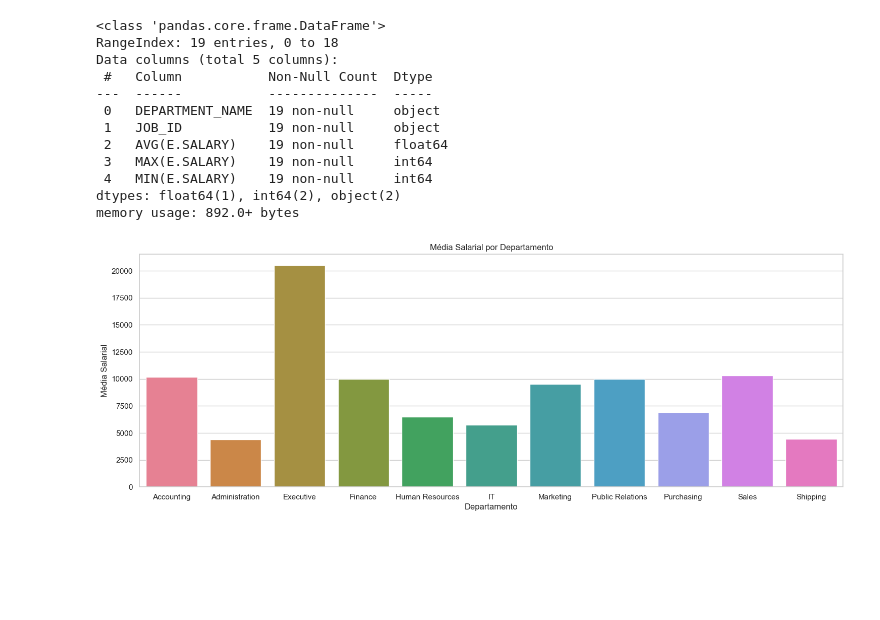
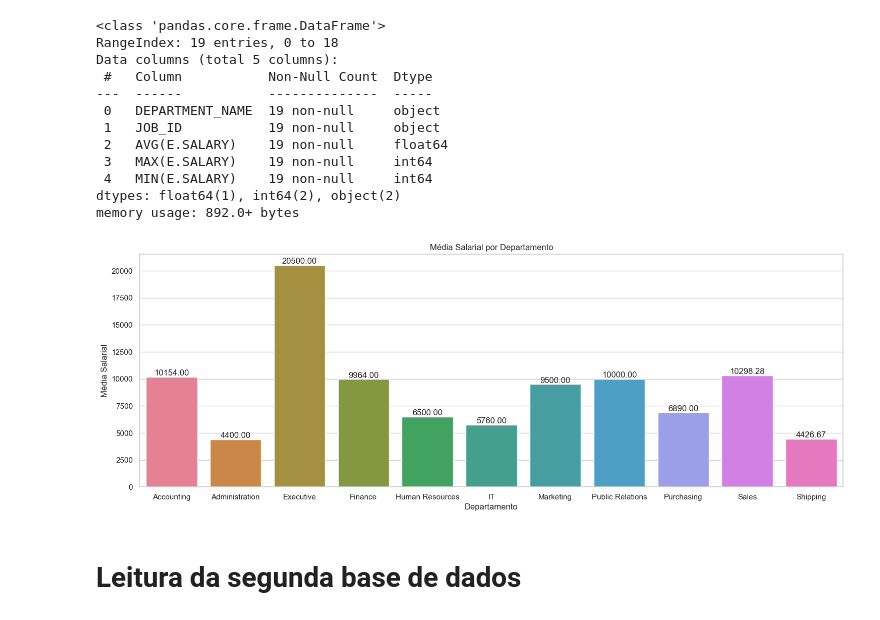
Before and after one commit to Marcos-Bhering/projeto_final_MarcosBhering, a Jupyter notebook: analise.ipynb, the cells around one changed output. Saved outputs shown, nothing was run; the diff lists cells and outputs as text; code cells hidden in the pictures; blank space fills up the shorter version.

Commit message:
criação dos graficos

```diff
--- a/analise.ipynb
+++ b/analise.ipynb
@@ -38,15 +41,22 @@ sns.set_theme(style="whitegrid")
 # %%
 plt.figure(figsize=(18, 6))
-sns.barplot(
+ax =sns.barplot(
     data=df,
     x='DEPARTMENT_NAME',
     y="AVG(E.SALARY)",
     hue='DEPARTMENT_NAME',
     errorbar=None,
 )
 plt.title('Média Salarial por Departamento')
 plt.xlabel('Departamento')
 plt.ylabel('Média Salarial')
+
+# Adicionando os rótulos de dados
+# transforma o grafico em uma variavel para poder adicionar os rótulos de dados
+for container in ax.containers:
+    ax.bar_label(container, fmt='%.2f', label_type='edge')
 plt.show()
 # %% [output]
-[figure, old version]
+[figure, new version]
+# %% [markdown]
+# Leitura da segunda base de dados
```
Also changed, not shown: parts of 19 cells of this notebook.
